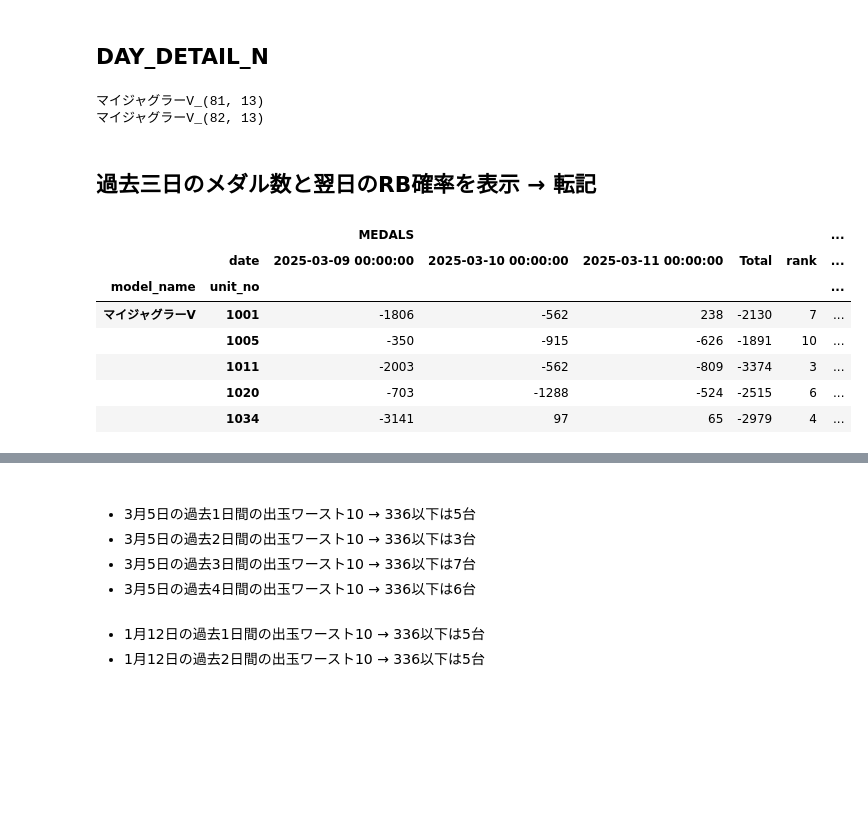
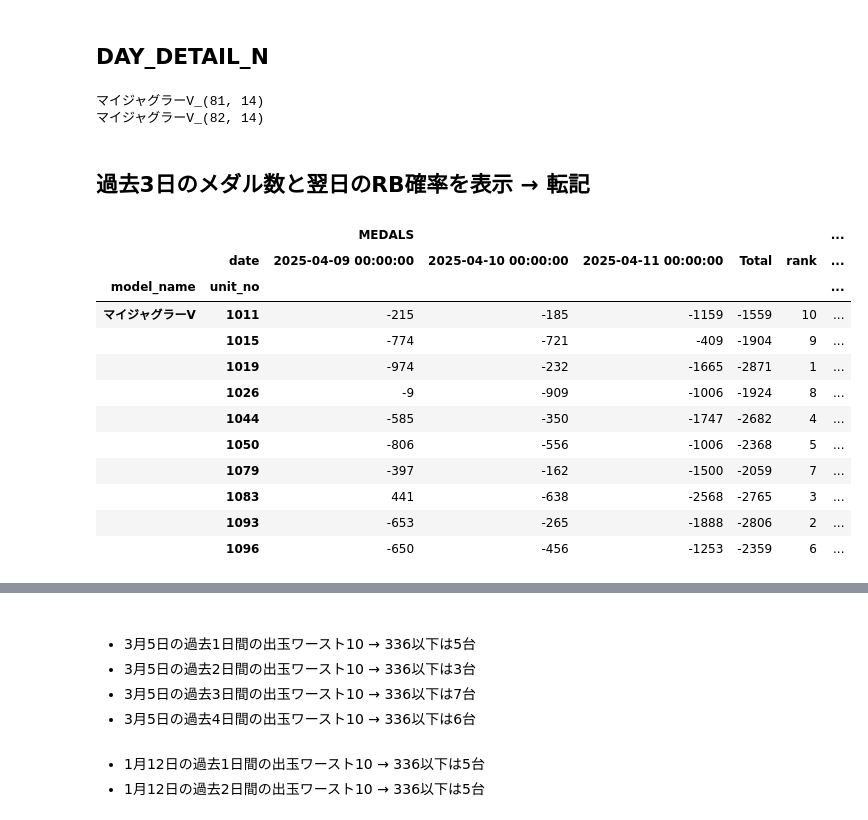
Before and after one commit to akmiccom/dataOnline, a Jupyter notebook: anaslo_02/ipynb/from_sqlite_to_gspread.ipynb, the cells around one changed output, grey strips where cells are left out. Drawn from its saved outputs; the diff is of its cells as text; code cells hidden in the pictures; blank space fills up the shorter version.

```diff
--- a/anaslo_02/ipynb/from_sqlite_to_gspread.ipynb
+++ b/anaslo_02/ipynb/from_sqlite_to_gspread.ipynb
@@ -14,8 +14,10 @@ DB_PATH = r"C:\python\dataOnline\anaslo_02\anaslo_02.db"
 
 spreadSheet_ids = {
     "EXA FIRST": "10-B_vV1pvUzXmvGAiHhODGJgCloOsAmqSO9HvXpk_T8",
-    "アスカ狭山店": "179nJF0NvLng7xPKsd_NX2pJBXsDNsO8SJhOvUAvFk2I",
+    "パラッツォ川越店": "179nJF0NvLng7xPKsd_NX2pJBXsDNsO8SJhOvUAvFk2I",
     }
+
+print(spreadSheet_ids.keys())
 
 # 検索キーワードよりホール名取得
 SEARCH_WORD = "EXA FIRST"
@@ -79,5 +81,4 @@ df["weekday"] = df["date"].dt.weekday
 conn.close()
 
 df.head()
-df.date.nunique()
 # %% [output]
@@ -139,7 +146,7 @@ set_with_dataframe(sheet, game, row=next_row, include_index=True)
 # マシン別メダル
 SHEET_NAME = "UNIT_ANALYSIS"
 MACHINE_NAME = "マイジャグラーV"
-df_tmp = df[df["model_name"] == MACHINE_NAME].copy()
+# df_tmp = df[df["model_name"] == MACHINE_NAME].copy()
 df_tmp = df.copy()
 # メダル数
 medals = df_tmp.pivot_table(
@@ -206,7 +213,7 @@ existing = get_as_dataframe(sheet, evaluate_formulas=True)
 ## DAY_DETAIL_N
 # %%
 # 日付指定
-DAY = 11
+DAY = 12
 SHEET_NAME = f"DAY_DETAIL_{DAY}"
 
 next_row = 1
@@ -274,12 +281,12 @@ for model in models:
     existing = get_as_dataframe(sheet, evaluate_formulas=True)
     next_row += medals.shape[0] + 5  # 追記行
 # %% [output]
-マイジャグラーV_(81, 13)
-マイジャグラーV_(82, 13)
+マイジャグラーV_(81, 14)
+マイジャグラーV_(82, 14)
 # %% [markdown]
-## 過去三日のメダル数と翌日のRB確率を表示 → 転記
+## 過去3日のメダル数と翌日のRB確率を表示 → 転記
 # %%
-def medals_and_rb_rate(machine_name, year=2025, month=4, day=5, period=3):
+def medals_and_rb_rate(machine_name, year, month, day, period=3):
     base_date = datetime.date(year, month, day)
     start_date = base_date + datetime.timedelta(days=-1)
     end_date = base_date + datetime.timedelta(days=-period)
@@ -328,44 +335,48 @@ def medals_and_rb_rate(machine_name, year=2025, month=4, day=5, period=3):
         values="RB",
         aggfunc="sum",
         # margins=True,
         # margins_name="Total",
     )
     rb_rate = (game / rb).round(1)
-    # rb_rate["judge"] = rb_rate.iloc[:, 0] <= 268.6
     rb_rate.columns = pd.MultiIndex.from_product([["RB_RATE"], rb_rate.columns])
     rb_rate.head()
 
     total_rate = (game / (bb+rb)).round(1)
     total_rate.columns = pd.MultiIndex.from_product([["TOTAL_RATE"], total_rate.columns])
 
     game.columns = pd.MultiIndex.from_product([["GAME"], game.columns])
+    bb.columns = pd.MultiIndex.from_product([["BB"], bb.columns])
+    rb.columns = pd.MultiIndex.from_product([["RB"], rb.columns])
 
     # データを表示（長い場合は全表示）
     pd.set_option("display.max_rows", None)
     pd.set_option("display.max_columns", None)
-    medal_rb_rate = pd.concat([medals, game, total_rate, rb_rate], axis=1)
+    medal_rb_rate = pd.concat([medals, game, total_rate, rb_rate, bb, rb], axis=1)
     medal_rb_rate = medal_rb_rate.replace([np.inf, -np.inf], np.nan)
     medal_rb_rate = medal_rb_rate.fillna(0)
 
     medal_rb_rate = medal_rb_rate[medal_rb_rate["MEDALS"]["rank"] <= 10]
 
     return medal_rb_rate
 
 
 # N_DAYS_AGO
 MACHINE_NAME = "マイジャグラーV"
-YEAR, MONTH, DAY = 2025, 3, 12
-period = 3
 
-medal_rb_rate = medals_and_rb_rate(MACHINE_NAME, 2025, 3, 12, period)
-medal_rb_rate.head()
+medal_rb_rate = medals_and_rb_rate(MACHINE_NAME, 2025, 4, 12)
+medal_rb_rate.head(10)
 # %% [output]
 |  |  | MEDALS |  |  |  |  | ... |
-|  | date | 2025-03-09 00:00:00 | 2025-03-10 00:00:00 | 2025-03-11 00:00:00 | Total | rank | ... |
+|  | date | 2025-04-09 00:00:00 | 2025-04-10 00:00:00 | 2025-04-11 00:00:00 | Total | rank | ... |
 | model_name | unit_no |  |  |  |  |  | ... |
-| マイジャグラーV | 1001 | -1806 | -562 | 238 | -2130 | 7 | ... |
-|  | 1005 | -350 | -915 | -626 | -1891 | 10 | ... |
-|  | 1011 | -2003 | -562 | -809 | -3374 | 3 | ... |
-|  | 1020 | -703 | -1288 | -524 | -2515 | 6 | ... |
-|  | 1034 | -3141 | 97 | 65 | -2979 | 4 | ... |
+| マイジャグラーV | 1011 | -215 | -185 | -1159 | -1559 | 10 | ... |
+|  | 1015 | -774 | -721 | -409 | -1904 | 9 | ... |
+|  | 1019 | -974 | -232 | -1665 | -2871 | 1 | ... |
+|  | 1026 | -9 | -909 | -1006 | -1924 | 8 | ... |
+|  | 1044 | -585 | -350 | -1747 | -2682 | 4 | ... |
+|  | 1050 | -806 | -556 | -1006 | -2368 | 5 | ... |
+|  | 1079 | -397 | -162 | -1500 | -2059 | 7 | ... |
+|  | 1083 | 441 | -638 | -2568 | -2765 | 3 | ... |
+|  | 1093 | -653 | -265 | -1888 | -2806 | 2 | ... |
+|  | 1096 | -650 | -456 | -1253 | -2359 | 6 | ... |
 # %%
```
Also changed, not shown: parts of 5 cells of this notebook, 7 other files.
